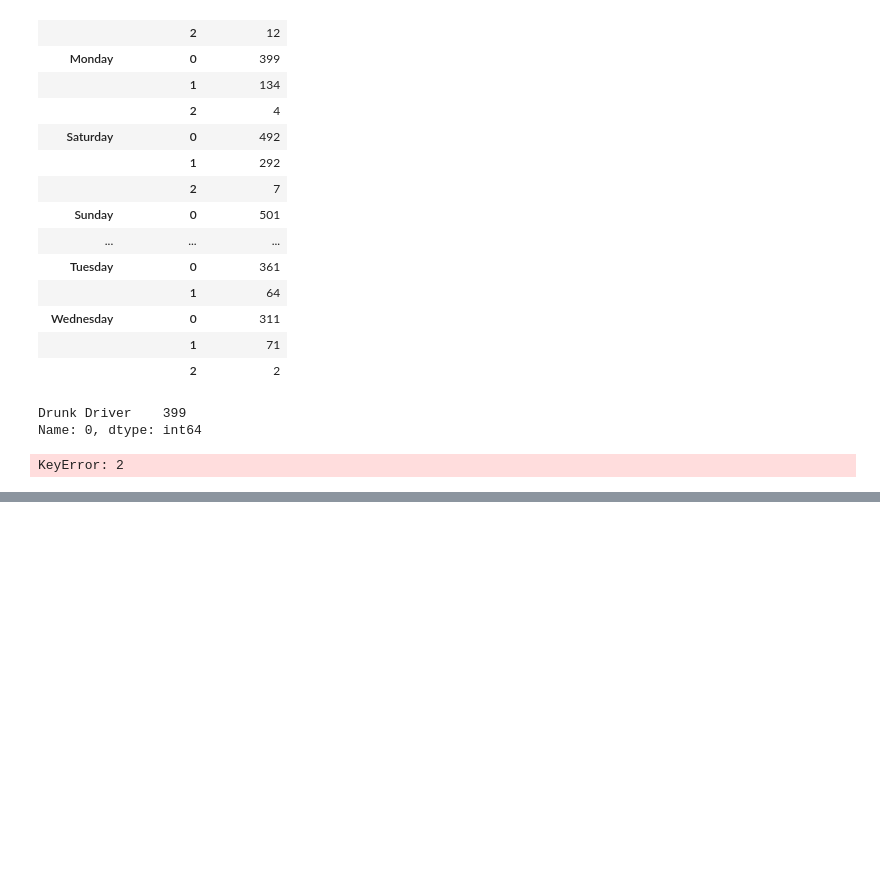
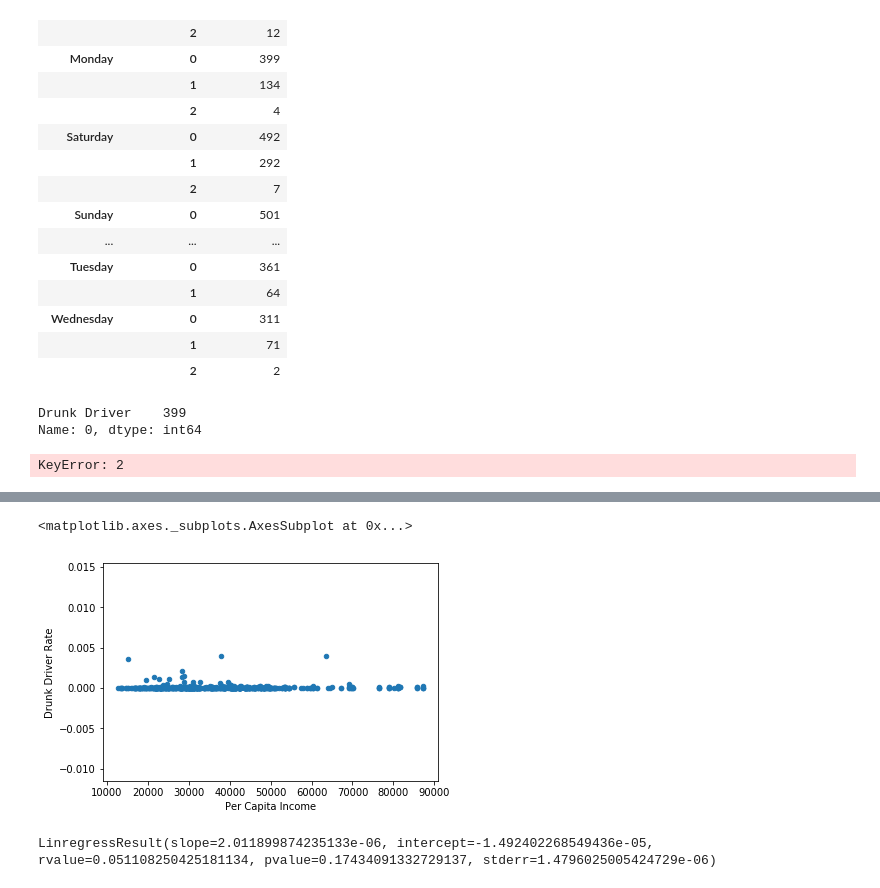
Before and after one commit to mwhitmore1/ucsd_bootcamp-traffic_accident_analysis, a Jupyter notebook: notebooks/Visualization_Tests.ipynb, the cells around one changed output, grey strips where cells are left out. Saved outputs shown, nothing was run; the diff lists cells and outputs as text; code cells hidden in the pictures; blank space fills up the shorter version.

```diff
--- a/notebooks/Visualization_Tests.ipynb
+++ b/notebooks/Visualization_Tests.ipynb
@@ -337,0 +564,12 @@ F_onewayResult(statistic=47.5844060622521, pvalue=8.781642084571736e-21)
+# %%
+df.plot('Per Capita Income', 'Drunk Driver Rate', kind='scatter')
+# %% [output]
+<matplotlib.axes._subplots.AxesSubplot at 0x...>
+[figure, added]
+# %%
+df = pd.DataFrame([dd_rate, group_median_age]).T.rename(columns={
+    'Unnamed 0': 'Drunk Driver Rate',
+})
+st.linregress(group_median_age, dd_rate)
+# %% [output]
+LinregressResult(slope=2.011899874235133e-06, intercept=-1.492402268549436e-05, rvalue=0.051108250425181134, pvalue=0.17434091332729137, stderr=1.4796025005424729e-06)
```
Also changed, not shown: parts of 40 cells of this notebook.
